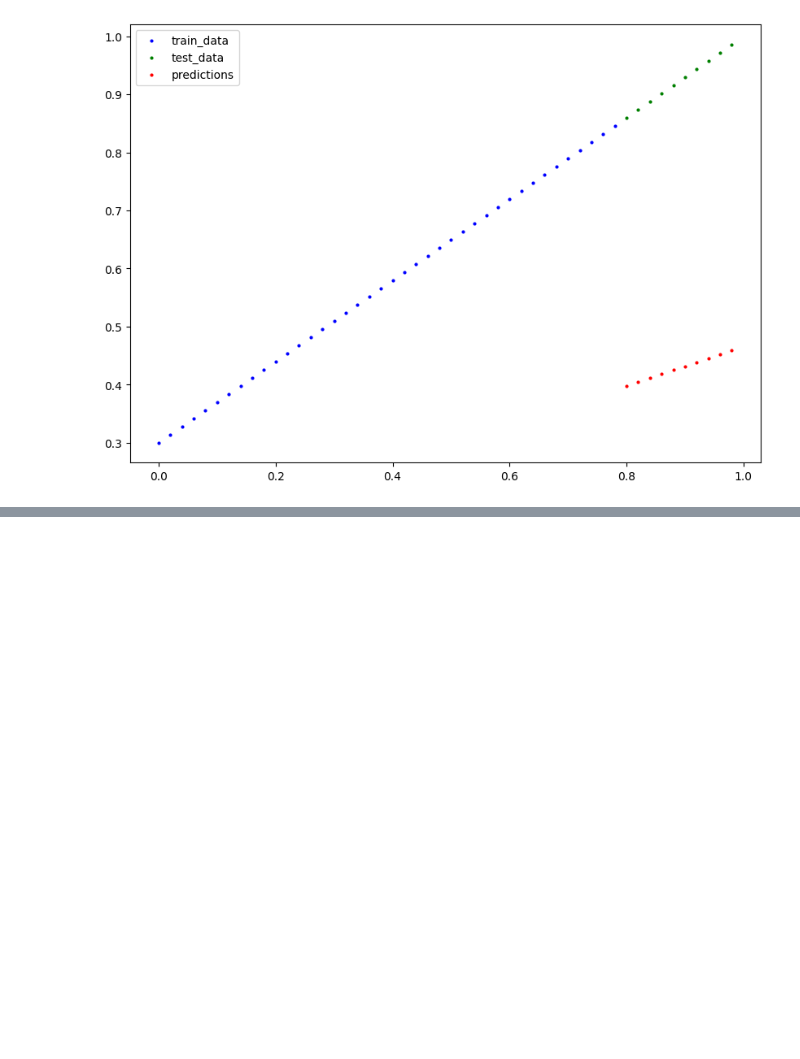
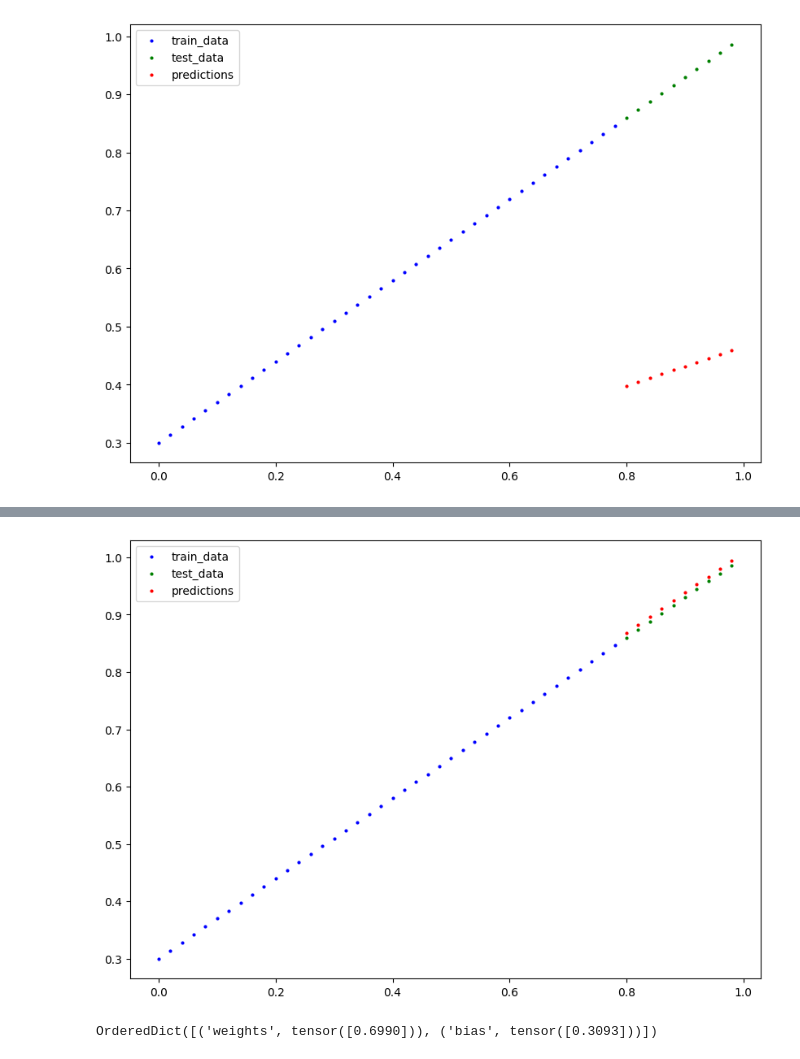
Before and after one commit to gsurend4/BackPropogration, a Jupyter notebook: 01_Pytorch_workflow.ipynb, the cells around one changed output, grey strips where cells are left out. Saved outputs shown, nothing was run; the diff lists cells and outputs as text; code cells hidden in the pictures; blank space fills up the shorter version.

```diff
--- a/01_Pytorch_workflow.ipynb
+++ b/01_Pytorch_workflow.ipynb
@@ -65,7 +67,7 @@ def data_plot(train_data = X_train,
     plt.scatter(test_data, test_labels, c = 'g', s = 4, label = 'test_data')
 
     if predictions is not None:
-        plt.scatter(test_data, predictions.detach().numpy(), c = 'r', s = 4, label = 'predictions')
+        plt.scatter(test_data, predictions, c = 'r', s = 4, label = 'predictions')
 
     plt.legend()
 # %%
@@ -149,0 +305,14 @@ data_plot(predictions=y_preds)
+# %%
+with torch.inference_mode():
+    y_preds_new = model_0(X_test)
+
+    loss_test = loss_fn(y_preds_new, y_test)
+# %%
+# Predicted Data after 200 epoch
+data_plot(predictions=y_preds_new)
+# %% [output]
+[figure, added]
+# %%
+model_0.state_dict()
+# %% [output]
+OrderedDict([('weights', tensor([0.6990])), ('bias', tensor([0.3093]))])
```
Also changed, not shown: parts of 22 cells of this notebook.
